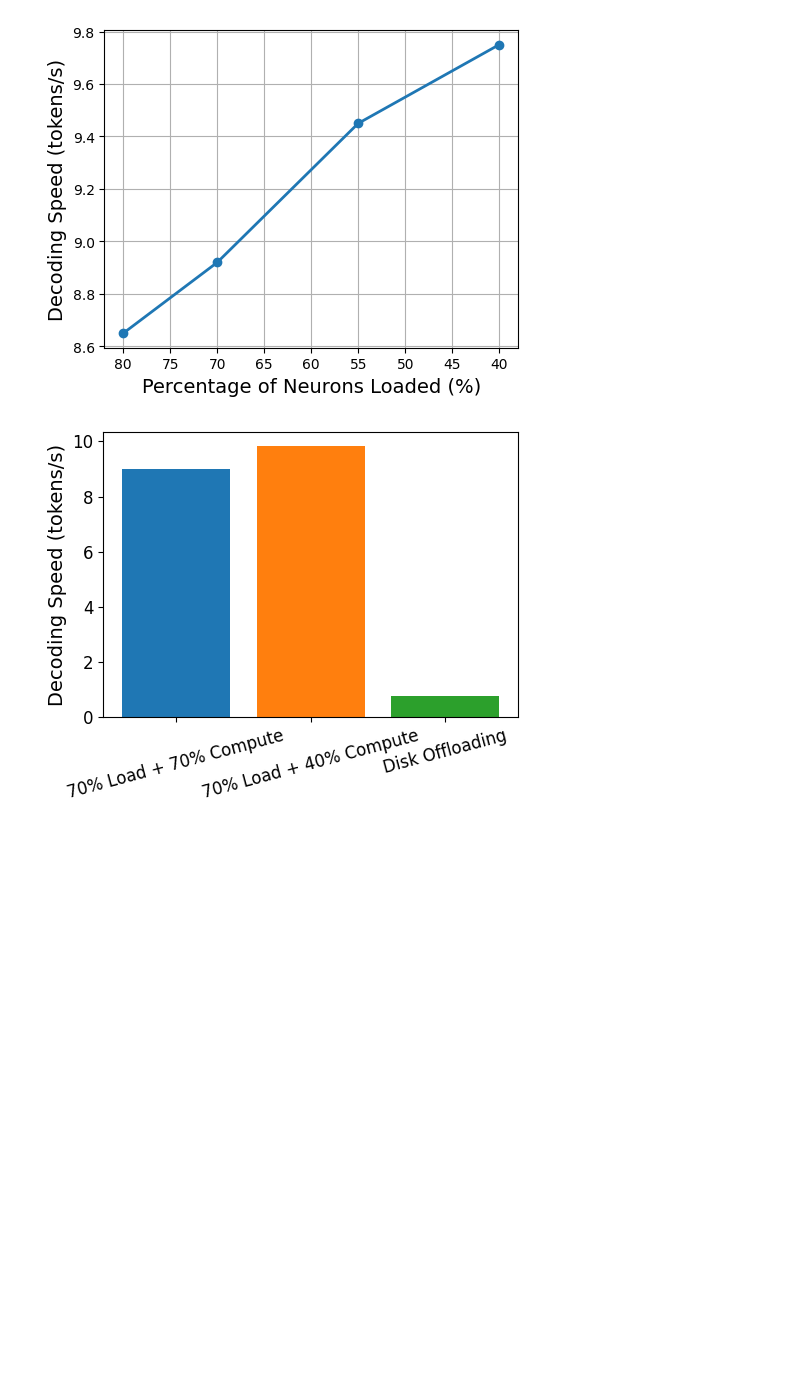
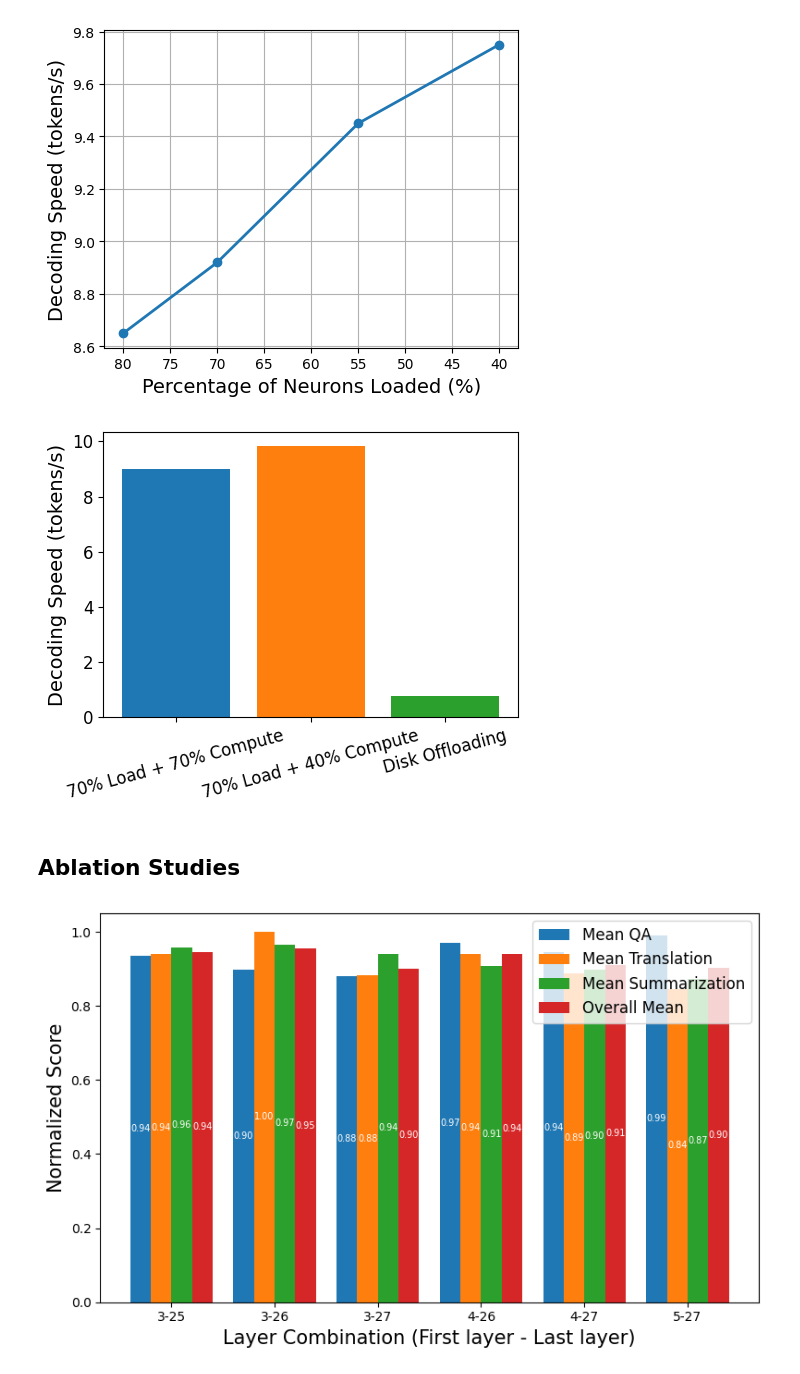
Before and after one commit to Huzifa1/PartInfer, a Jupyter notebook: results/analyze.ipynb, the cells around one changed output. Saved outputs shown, nothing was run; the diff lists cells and outputs as text; code cells hidden in the pictures; blank space fills up the shorter version.

```diff
--- a/results/analyze.ipynb
+++ b/results/analyze.ipynb
@@ -14,7 +14,7 @@ def get_metric_value(file_name, dataset_name):
 
     return value
 
-model_name = "llama3-3b"
+model_name = "llama3-1b"
 
 datasets = ["squadv2", "mlqa_en_en", "wmt16-de-en", "wmt16-ro-en", "xsum", "cnn_dailymail"]
 methods = [
@@ -162,3 +210,81 @@ plt.show()
 # %% [output]
 [figure]
 [figure]
+# %% [markdown]
+## Ablation Studies
+# %%
+# Raw data (converted to Python floats)
+data = {
+    "3-25": [0.18, 24, 20.68, 25.41, 0.1046, 0.1078],
+    "3-26": [0.168, 23.6, 21.63, 27.47, 0.114, 0.1004],
+    "3-27": [0.168, 22.8, 19.51, 23.73, 0.1074, 0.101],
+    "4-26": [0.184, 25.2, 19.51, 26.93, 0.1096, 0.0921],
+    "4-27": [0.196, 22.4, 19.61, 23.91, 0.1095, 0.0901],
+    "5-27": [0.192, 25.2, 18.51, 22.91, 0.1103, 0.0838],
+}
+
+layer_names = list(data.keys())
+
+# Convert to array for normalization
+values = np.array(list(data.values()))  # shape: (6 combinations, 6 tasks)
+
+# Compute max per task (column)
+task_max = values.max(axis=0)
+
+# Normalize
+normalized_values = values / task_max
+
+# Prepare metric arrays
+mean_qa = []
+mean_translation = []
+mean_summarization = []
+mean_overall = []
+
+for row in normalized_values:
+    qa = np.mean(row[0:2])               # TriviaQA + SQuADv2
+    translation = np.mean(row[2:4])      # WMT RO + WMT DE
+    summarization = np.mean(row[4:6])    # XSum + CNN/DM
+    overall = np.mean(row)               # All 6 tasks
+
+    mean_qa.append(qa)
+    mean_translation.append(translation)
+    mean_summarization.append(summarization)
+    mean_overall.append(overall)
+
+# Plotting
+x = np.arange(len(layer_names))
+width = 0.2
+
+plt.figure(figsize=(8, 5))
+
+b1 = plt.bar(x - 1.5*width, mean_qa, width, label="Mean QA")
+b2 = plt.bar(x - 0.5*width, mean_translation, width, label="Mean Translation")
+b3 = plt.bar(x + 0.5*width, mean_summarization, width, label="Mean Summarization")
+b4 = plt.bar(x + 1.5*width, mean_overall, width, label="Overall Mean")
+
+# Write the value of each bar in the middle of it
+for bar_container in (b1, b2, b3, b4):
+    for bar in bar_container:
+        height = bar.get_height()
+        plt.text(
+            bar.get_x() + bar.get_width() / 2,
+            height / 2,                     # middle of the bar vertically
+            f"{height:.2f}",
+            ha="center",
+            va="center",
+            fontsize=7,
+            color="white" if height > 0.5 else "black"  # contrast
+        )
+
+# Increase tick label font sizes for both axes
+plt.xticks(x, layer_names, fontsize=10)
+plt.tick_params(axis='y', labelsize=10)
+
+plt.ylabel("Normalized Score", fontsize=15)
+plt.xlabel("Layer Combination (First layer - Last layer)", fontsize=15)
+plt.legend(fontsize=12)
+
+plt.tight_layout()
+plt.show()
+# %% [output]
+[figure, added]
```
Also changed, not shown: parts of 2 cells of this notebook, 14 other files.
